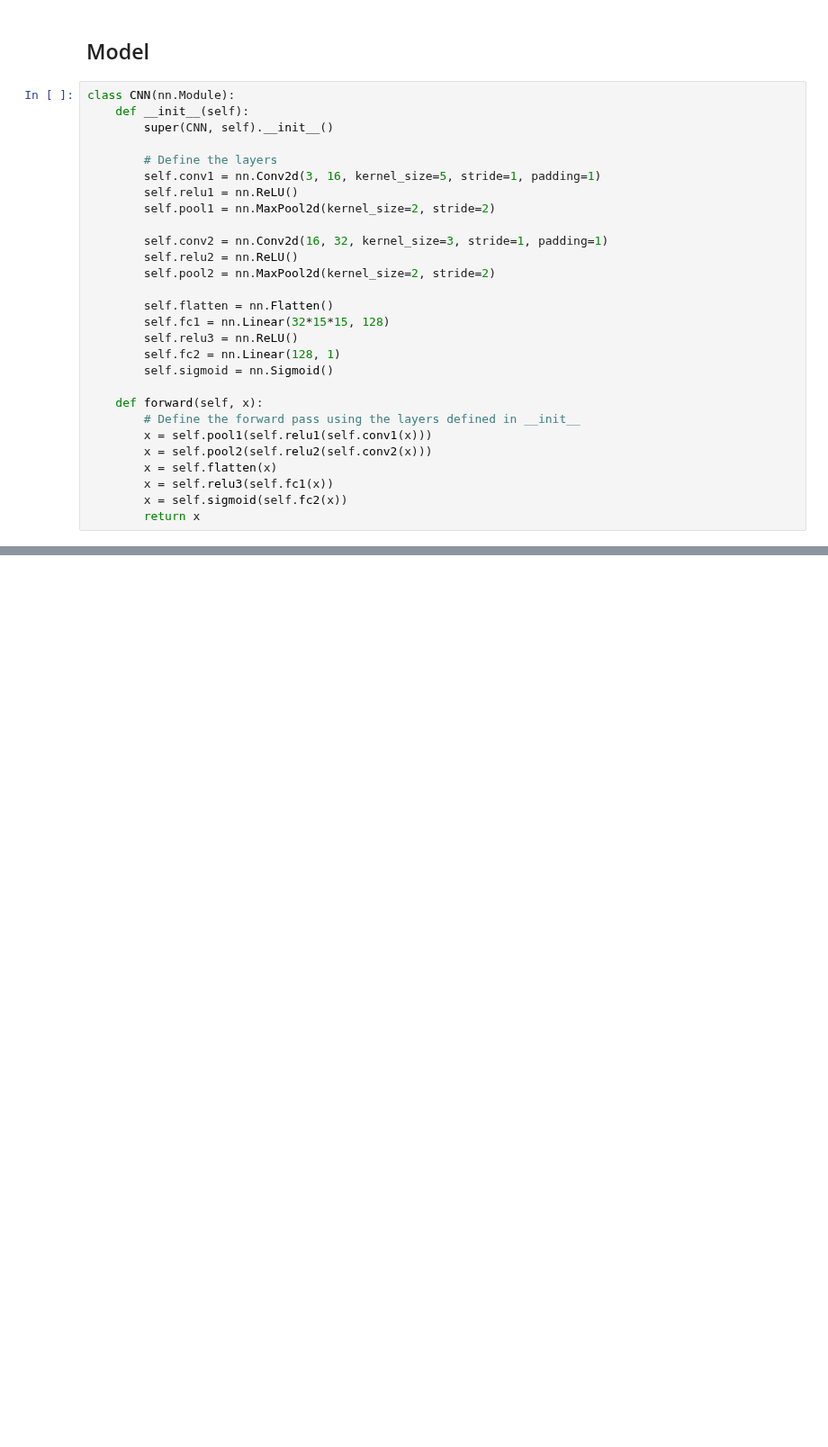
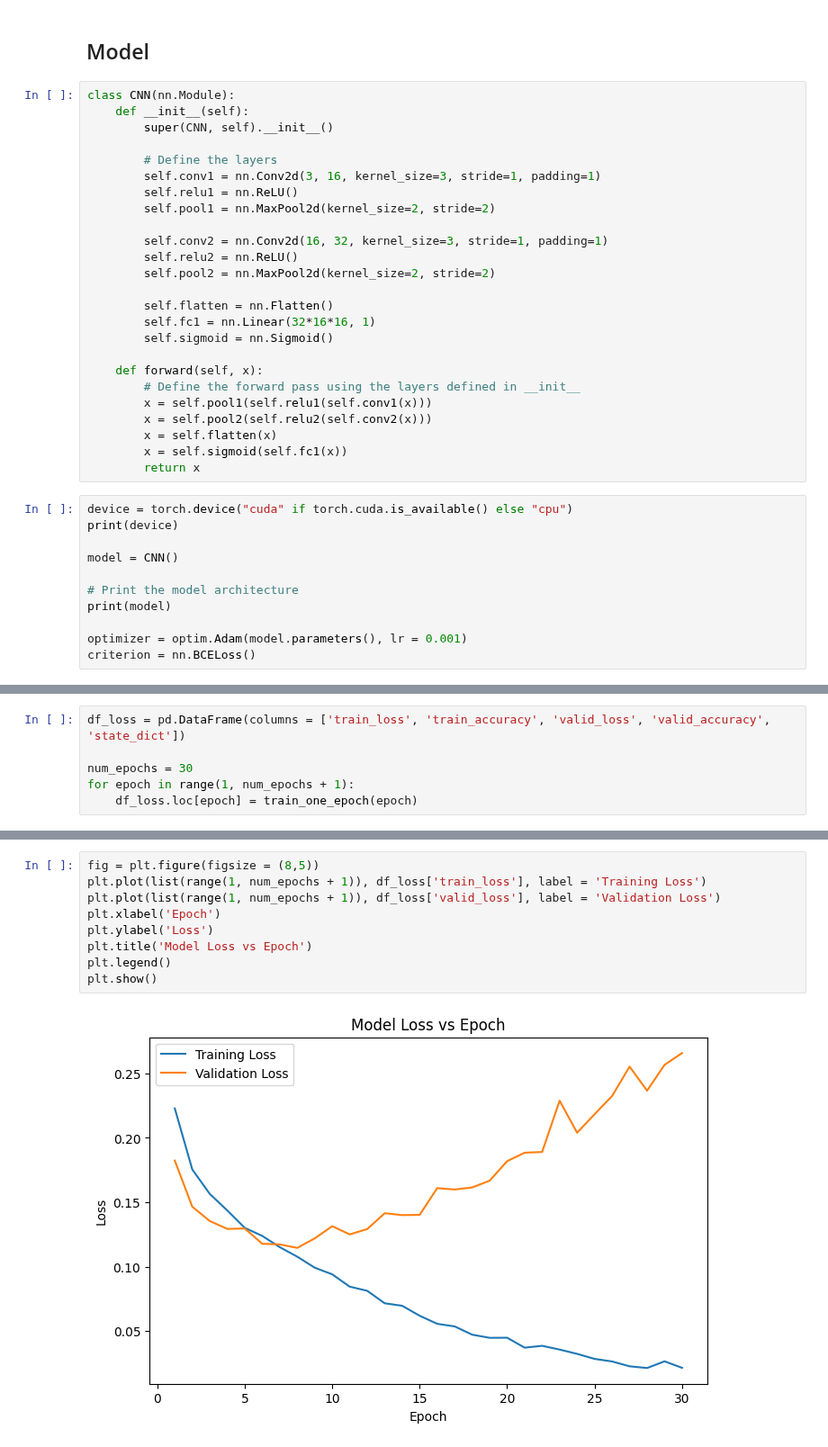
Before and after one commit to talanthier/WildfireDetection, a Jupyter notebook: notebooks/modeling_02.ipynb, the cells around one changed output, grey strips where cells are left out. Shown at 90% size. Drawn from its saved outputs; the diff is of its cells as text; blank space fills up the shorter version.

```diff
--- a/notebooks/modeling_02.ipynb
+++ b/notebooks/modeling_02.ipynb
@@ -42,7 +42,7 @@ class CNN(nn.Module):
         super(CNN, self).__init__()
 
         # Define the layers
-        self.conv1 = nn.Conv2d(3, 16, kernel_size=5, stride=1, padding=1)
+        self.conv1 = nn.Conv2d(3, 16, kernel_size=3, stride=1, padding=1)
         self.relu1 = nn.ReLU()
         self.pool1 = nn.MaxPool2d(kernel_size=2, stride=2)
 
@@ -51,9 +51,7 @@ class CNN(nn.Module):
         self.pool2 = nn.MaxPool2d(kernel_size=2, stride=2)
 
         self.flatten = nn.Flatten()
-        self.fc1 = nn.Linear(32*15*15, 128)
-        self.relu3 = nn.ReLU()
-        self.fc2 = nn.Linear(128, 1)
+        self.fc1 = nn.Linear(32*16*16, 1)
         self.sigmoid = nn.Sigmoid()
 
     def forward(self, x):
@@ -61,6 +59,16 @@ class CNN(nn.Module):
         x = self.pool1(self.relu1(self.conv1(x)))
         x = self.pool2(self.relu2(self.conv2(x)))
         x = self.flatten(x)
-        x = self.relu3(self.fc1(x))
-        x = self.sigmoid(self.fc2(x))
+        x = self.sigmoid(self.fc1(x))
         return x
+# %%
+device = torch.device("cuda" if torch.cuda.is_available() else "cpu")
+print(device)
+
+model = CNN()
+
+# Print the model architecture
+print(model)
+
+optimizer = optim.Adam(model.parameters(), lr = 0.001)
+criterion = nn.BCELoss()
@@ -66,0 +137,6 @@ class CNN(nn.Module):
+# %%
+df_loss = pd.DataFrame(columns = ['train_loss', 'train_accuracy', 'valid_loss', 'valid_accuracy', 'state_dict'])
+
+num_epochs = 30
+for epoch in range(1, num_epochs + 1):
+    df_loss.loc[epoch] = train_one_epoch(epoch)
@@ -66,0 +178,11 @@ class CNN(nn.Module):
+# %%
+fig = plt.figure(figsize = (8,5))
+plt.plot(list(range(1, num_epochs + 1)), df_loss['train_loss'], label = 'Training Loss')
+plt.plot(list(range(1, num_epochs + 1)), df_loss['valid_loss'], label = 'Validation Loss')
+plt.xlabel('Epoch')
+plt.ylabel('Loss')
+plt.title('Model Loss vs Epoch')
+plt.legend()
+plt.show()
+# %% [output]
+[figure, added]
```
Also changed, not shown: parts of 6 cells of this notebook, 3 other files.
